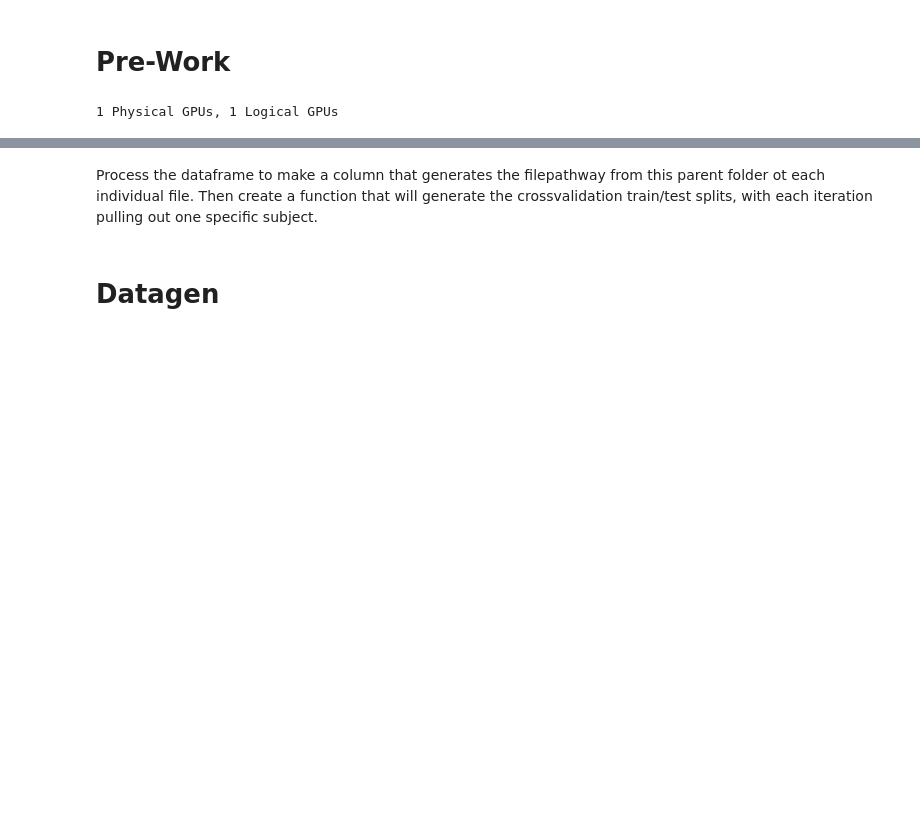
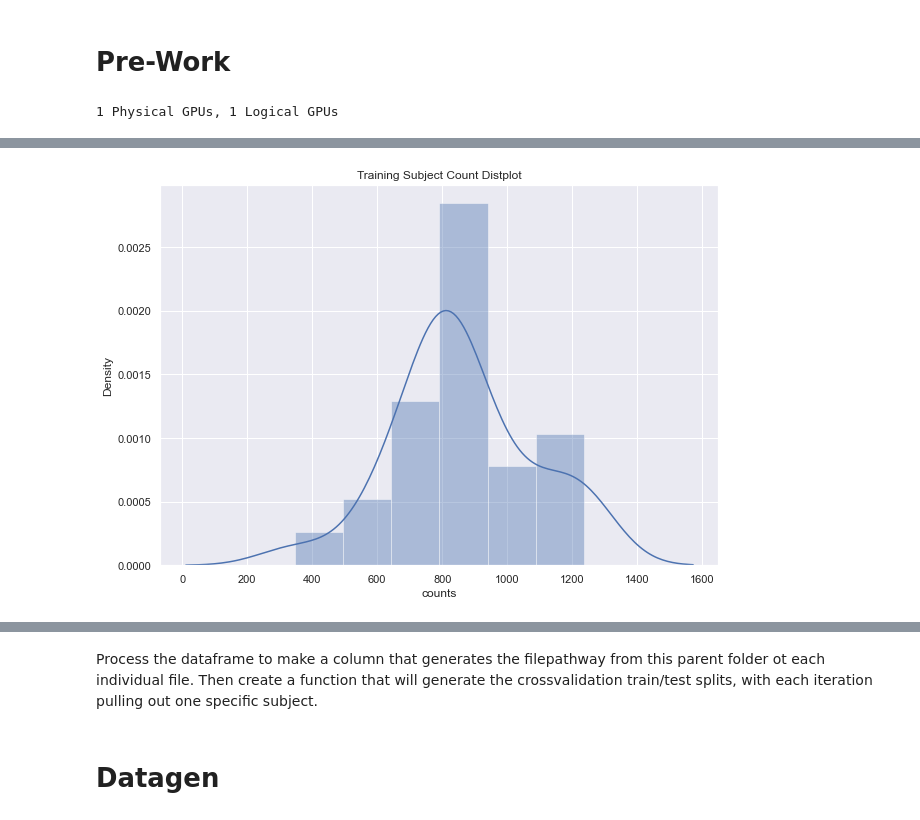
Before and after one commit to Dylan-C-Neal/DistractedDrivingClassifier, a Jupyter notebook: notebooks/Cross-Validation.ipynb, the cells around one changed output, grey strips where cells are left out. Drawn from its saved outputs; the diff is of its cells as text; code cells hidden in the pictures; blank space fills up the shorter version.

Commit message:
Begun analyzing the class and subject imbalances in the training data

```diff
--- a/notebooks/Cross-Validation.ipynb
+++ b/notebooks/Cross-Validation.ipynb
@@ -14 +18,3 @@ import pandas as pd
+# %%
+sns.set()
 # %%
@@ -43,0 +69,4 @@ df.head()
+# %%
+# Pull value counts of each subject and put into separate dataframe
+subjects = pd.DataFrame(df['subject'].value_counts())
+subjects = subjects.reset_index().rename(columns={'index':'subject', 'subject':'counts'})
@@ -43,0 +93,10 @@ df.head()
+# %%
+# Plot histogram to visualize spread of training subject frequency
+
+fig = plt.figure(figsize=(10,7))
+_ = plt.title('Training Subject Counts Distplot')
+_ = sns.distplot(subjects.counts)
+_ = plt.show()
+_ = plt.close()
+# %% [output]
+[figure, added]
```
Also changed, not shown: parts of 23 cells of this notebook.
